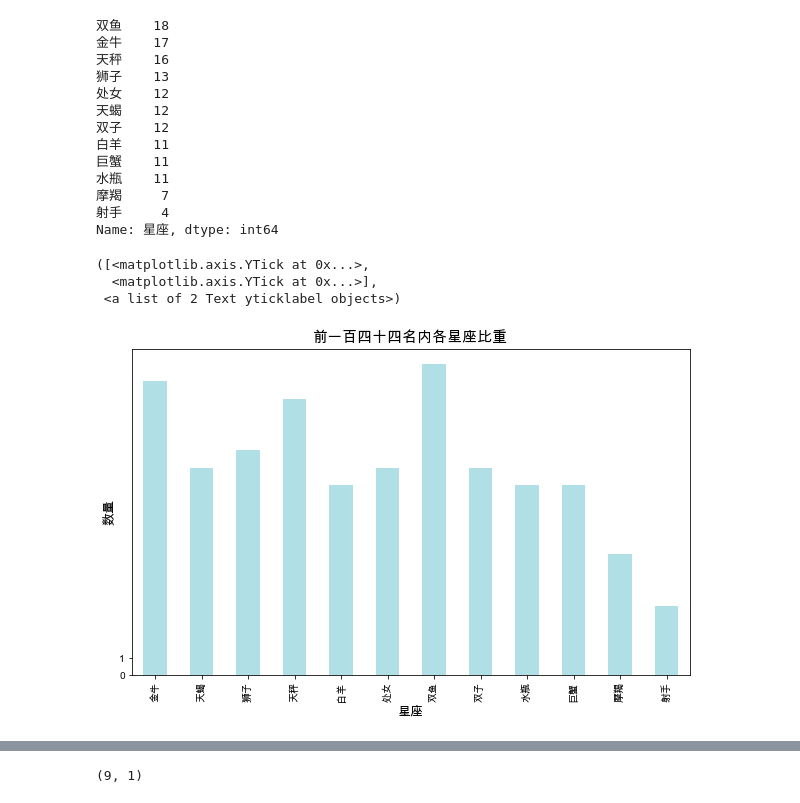
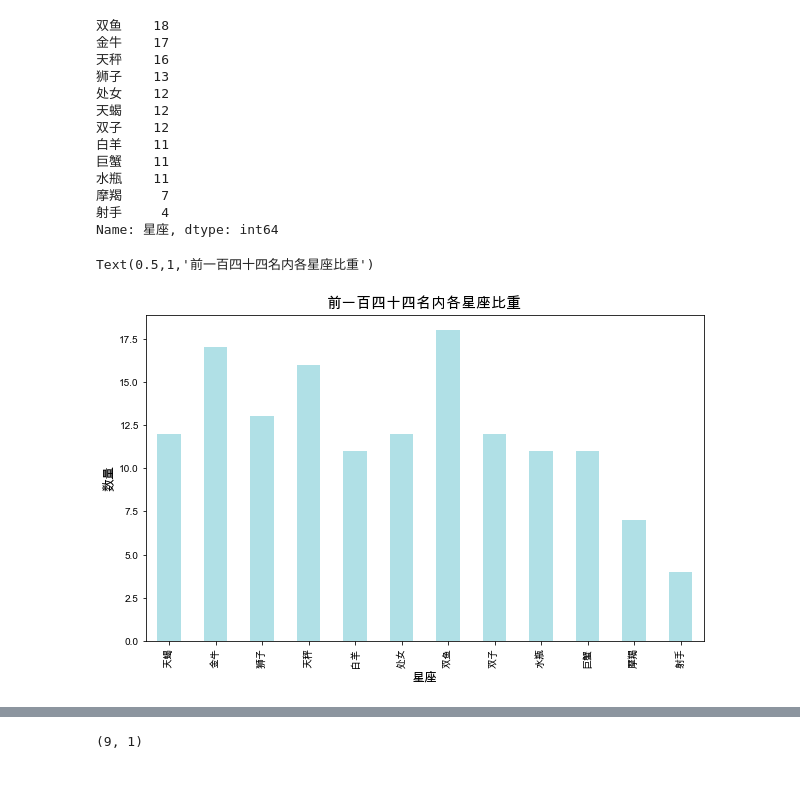
Before and after one commit to irislau01/Team-Echo_Libra-Wins-Horoscope-Analysis-to-Billionaires-on-Forbes-List, a Jupyter notebook: echo_original codes.ipynb, the cells around one changed output, grey strips where cells are left out. Cells and saved outputs as stored; diff of their text form; code cells hidden in the pictures.

```diff
--- a/echo_original codes.ipynb
+++ b/echo_original codes.ipynb
@@ -455,16 +455,13 @@ Name: 星座, dtype: int64
 # %%
 fig=plt.figure(figsize=(10,6))
 g1_c.value_counts().plot(kind='bar',color='#ffffff')
 g1_c.value_counts().loc[g1_xzorder].plot(kind='bar',color='#b0e0e6')
 plt.xlabel('星座',size=13)
 plt.ylabel('数量',size=13)
 plt.title('前一百四十四名内各星座比重',size=15)
-plt.yticks([0, 1])
 # %% [output]
-([<matplotlib.axis.YTick at 0x...>,
-  <matplotlib.axis.YTick at 0x...>],
- <a list of 2 Text yticklabel objects>)
+Text(0.5,1,'前一百四十四名内各星座比重')
-[figure, old version]
+[figure, new version]
 # %%
 g1_d=g1_1['星座'].head(192)
 print(len(g1_d))
```
Also changed, not shown: parts of 12 cells of this notebook, 1 other file.
